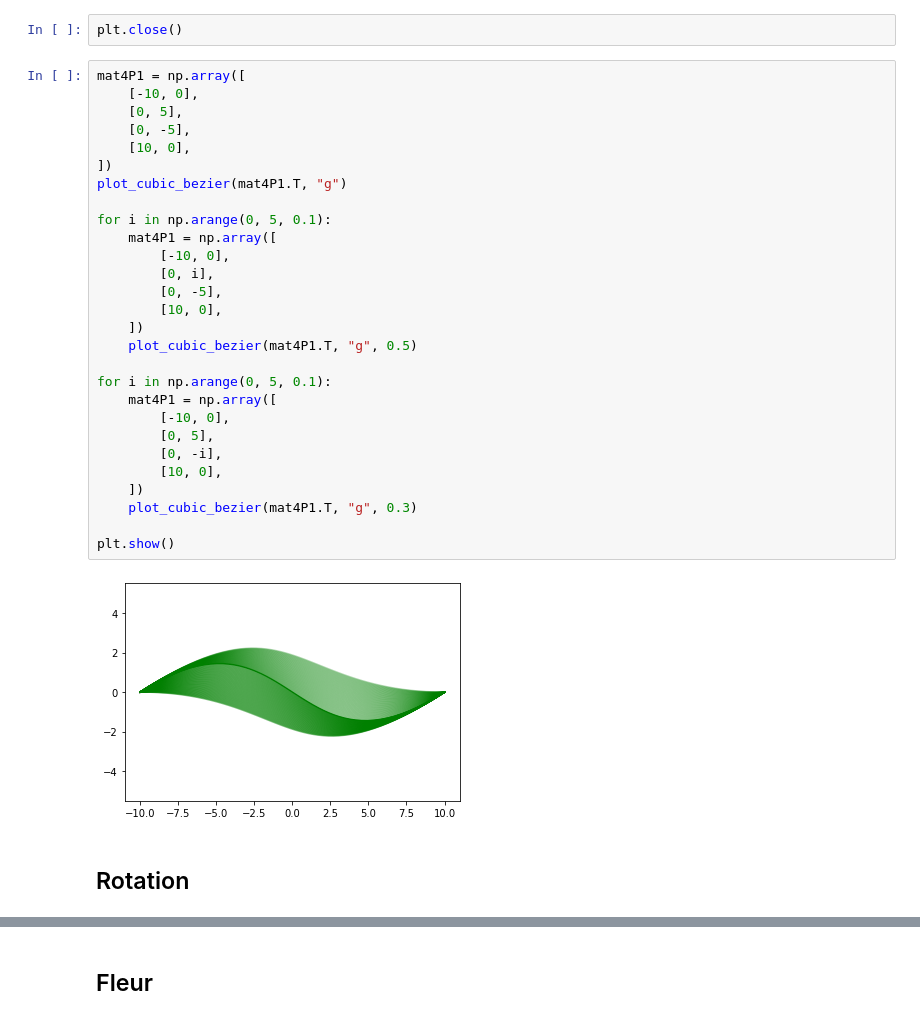
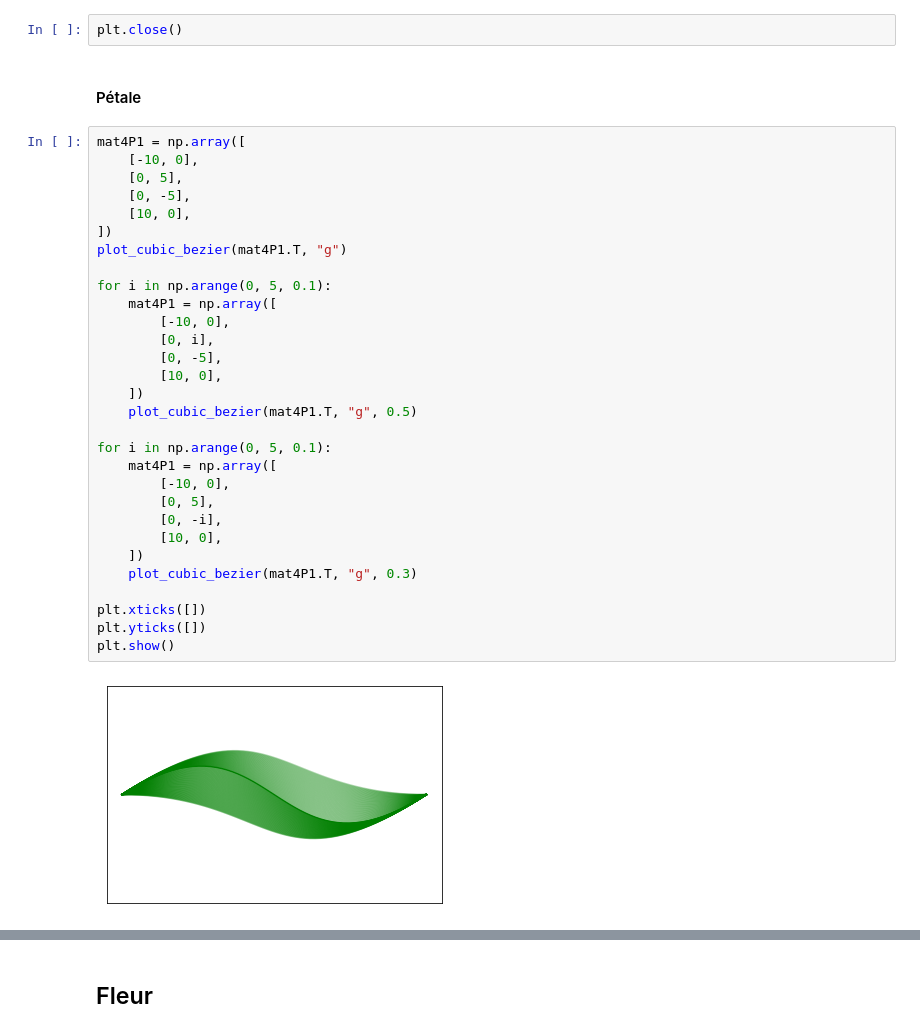
Before and after one commit to aquadzn/dut-informatique, a Jupyter notebook: S3/Modelisation/Projet.ipynb, the cells around one changed output, grey strips where cells are left out. Drawn from its saved outputs; the diff is of its cells as text.

```diff
--- a/S3/Modelisation/Projet.ipynb
+++ b/S3/Modelisation/Projet.ipynb
@@ -88,34 +106,36 @@ plt.show()
 # %%
 plt.close()
+# %% [markdown]
+#### Pétale
 # %%
 mat4P1 = np.array([
     [-10, 0],
     [0, 5],
     [0, -5],
     [10, 0],
 ])
 plot_cubic_bezier(mat4P1.T, "g")
 
 for i in np.arange(0, 5, 0.1):
     mat4P1 = np.array([
         [-10, 0],
         [0, i],
         [0, -5],
         [10, 0],
     ])
     plot_cubic_bezier(mat4P1.T, "g", 0.5)
 
 for i in np.arange(0, 5, 0.1):
     mat4P1 = np.array([
         [-10, 0],
         [0, 5],
         [0, -i],
         [10, 0],
     ])
     plot_cubic_bezier(mat4P1.T, "g", 0.3)
 
+plt.xticks([])
+plt.yticks([])
 plt.show()
 # %% [output]
-[figure, old version]
+[figure, new version]
-# %% [markdown]
-## Rotation
```
Also changed, not shown: parts of 14 cells of this notebook.
